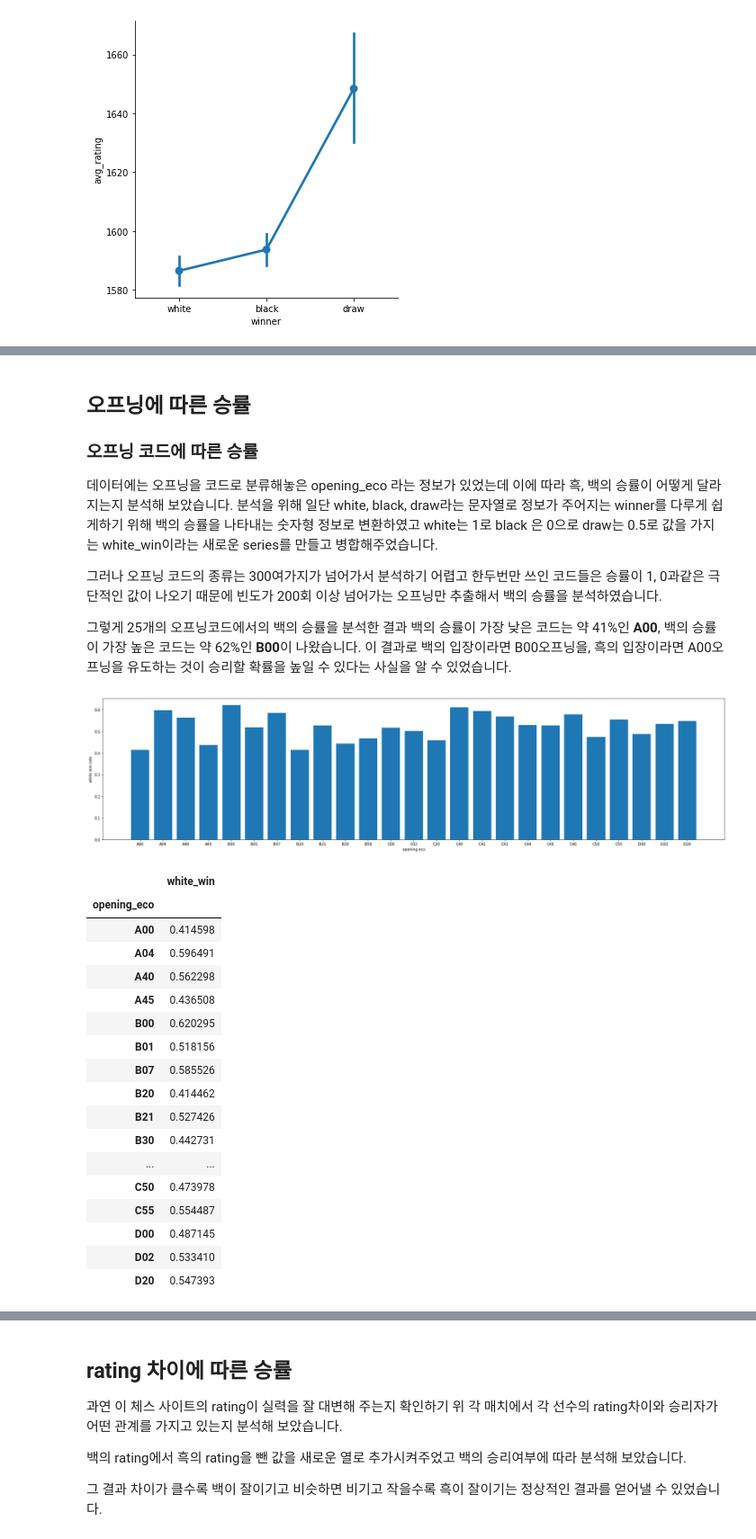
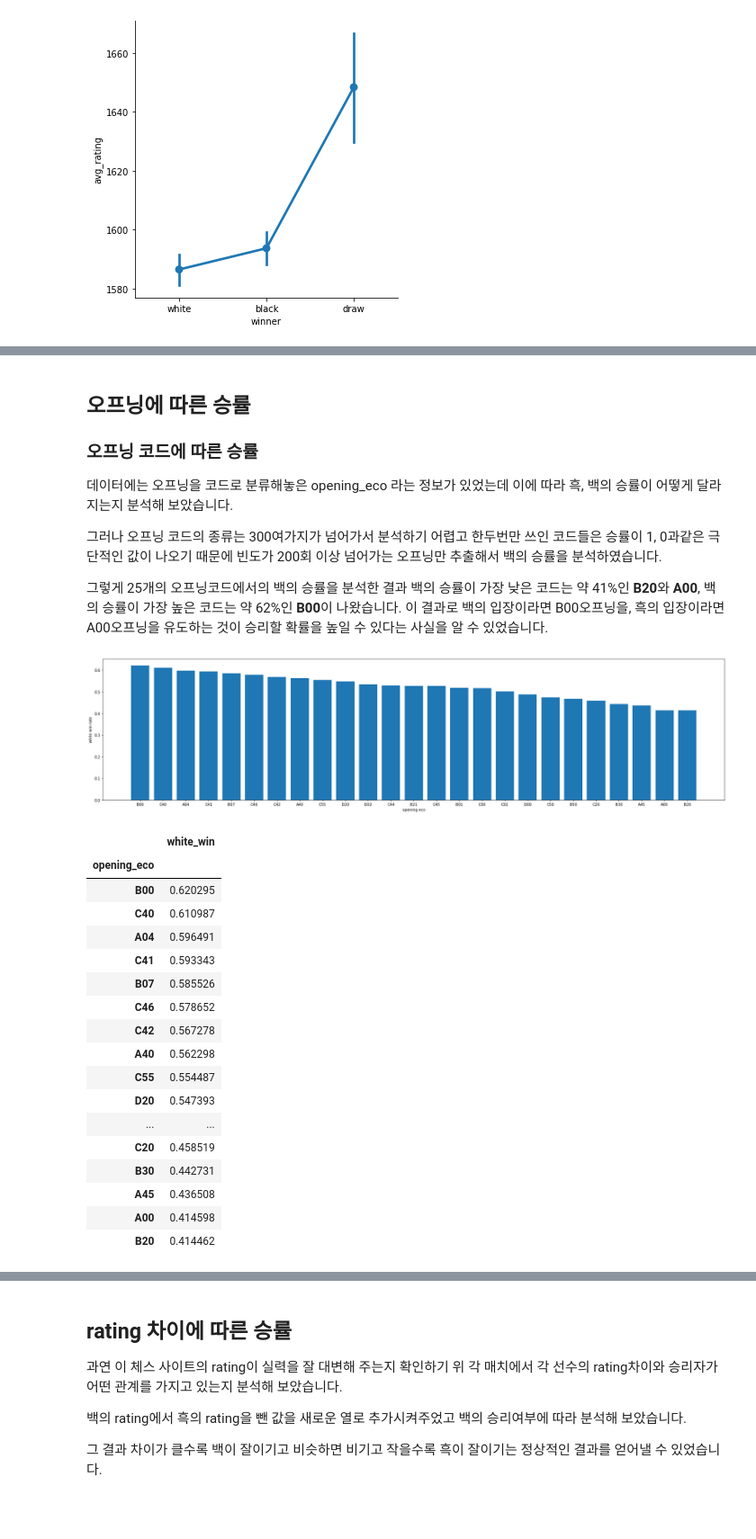
Before and after one commit to super-corini/programmers_kdt_II, a Jupyter notebook: 4. EDA.ipynb, the cells around one changed output, grey strips where cells are left out. Shown at 90% size. Saved outputs shown, nothing was run; the diff lists cells and outputs as text; code cells hidden in the pictures; blank space fills up the shorter version.

```diff
--- a/4. EDA.ipynb
+++ b/4. EDA.ipynb
@@ -141,0 +163,19 @@ plt.show()
+# %%
+avg_rating = (chess_df['white_rating'] + chess_df['black_rating'])/2
+chess_df['avg_rating'] = avg_rating
+
+
+white_win = chess_df['winner'].apply(lambda x: ((x=='white') + (x!='black'))/2)
+chess_df['white_win'] = white_win
+# %%
+chess_df['x'] = pd.cut(chess_df['avg_rating'], 50)
+
+result = chess_df.groupby('x')['white_win'].mean()
+result = result.rename(lambda x: (x.left + x.right)/2)
+
+plt.figure(figsize = (10,5))
+plt.xlabel('avg rating')
+plt.ylabel('white win rate')
+plt.plot(result)
+plt.plot([result.keys()[0], result.keys()[-1]], [0.5,0.5])
+plt.show()
@@ -143,8 +190,8 @@ plt.show()
 ## 오프닝에 따른 승률
 
 ### 오프닝 코드에 따른 승률
-데이터에는 오프닝을 코드로 분류해놓은 opening_eco 라는 정보가 있었는데 이에 따라 흑, 백의 승률이 어떻게 달라지는지 분석해 보았습니다. 분석을 위해 일단 white, black, draw라는 문자열로 정보가 주어지는 winner를 다루게 쉽게하기 위해 백의 승률을 나타내는 숫자형 정보로 변환하였고 white는 1로 black 은 0으로 draw는 0.5로 값을 가지는 white_win이라는 새로운 series를 만들고 병합해주었습니다.
+데이터에는 오프닝을 코드로 분류해놓은 opening_eco 라는 정보가 있었는데 이에 따라 흑, 백의 승률이 어떻게 달라지는지 분석해 보았습니다.
 
 그러나 오프닝 코드의 종류는 300여가지가 넘어가서 분석하기 어렵고 한두번만 쓰인 코드들은 승률이 1, 0과같은 극단적인 값이 나오기 때문에 빈도가 200회 이상 넘어가는 오프닝만 추출해서 백의 승률을 분석하였습니다.
 
-그렇게 25개의 오프닝코드에서의 백의 승률을 분석한 결과 백의 승률이 가장 낮은 코드는 약 41%인 **A00**, 백의 승률이 가장 높은 코드는 약 62%인 **B00**이 나왔습니다. 이 결과로 백의 입장이라면 B00오프닝을, 흑의 입장이라면 A00오프닝을 유도하는 것이 승리할 확률을 높일 수 있다는 사실을 알 수 있었습니다.
+그렇게 25개의 오프닝코드에서의 백의 승률을 분석한 결과 백의 승률이 가장 낮은 코드는 약 41%인 **B20**와 **A00**, 백의 승률이 가장 높은 코드는 약 62%인 **B00**이 나왔습니다. 이 결과로 백의 입장이라면 B00오프닝을, 흑의 입장이라면 A00오프닝을 유도하는 것이 승리할 확률을 높일 수 있다는 사실을 알 수 있었습니다.
@@ -155,35 +198,36 @@ chess_df0 = pd.concat([chess_df, white_win], axis = 1)
 # %%
-grouped_count = chess_df1[['white_win', 'opening_eco']].groupby('opening_eco').count()
-grouped_sum = chess_df1[['white_win', 'opening_eco']].groupby('opening_eco').sum()
+grouped_count = chess_df[['white_win', 'opening_eco']].groupby('opening_eco').count()
+grouped_sum = chess_df[['white_win', 'opening_eco']].groupby('opening_eco').sum()
 
 grouped = grouped_sum[grouped_count>=200] / grouped_count[grouped_count >= 200]
 grouped = grouped.dropna(axis = 0)
+grouped = grouped.sort_values(by = 'white_win', ascending = False)
 plt.figure(figsize = (30,7))
 plt.ylabel("white win rate")
 plt.xlabel("opening eco")
 plt.bar(x = grouped['white_win'].index, height = grouped['white_win'])
 plt.show()
 grouped
 # %% [output]
-[figure, old version]
+[figure, new version]
 |  | white_win |
 | opening_eco |  |
+| B00 | 0.620295 |
+| C40 | 0.610987 |
+| A04 | 0.596491 |
+| C41 | 0.593343 |
+| B07 | 0.585526 |
+| C46 | 0.578652 |
+| C42 | 0.567278 |
+| A40 | 0.562298 |
+| C55 | 0.554487 |
+| D20 | 0.547393 |
+| ... | ... |
+| C20 | 0.458519 |
+| B30 | 0.442731 |
+| A45 | 0.436508 |
 | A00 | 0.414598 |
-| A04 | 0.596491 |
-| A40 | 0.562298 |
-| A45 | 0.436508 |
-| B00 | 0.620295 |
-| B01 | 0.518156 |
-| B07 | 0.585526 |
 | B20 | 0.414462 |
-| B21 | 0.527426 |
-| B30 | 0.442731 |
-| ... | ... |
-| C50 | 0.473978 |
-| C55 | 0.554487 |
-| D00 | 0.487145 |
-| D02 | 0.533410 |
-| D20 | 0.547393 |
 # %% [markdown]
 ### 첫 수에 따른 승률
 위와 같이 분석을 해보았지만 오프닝 코드가 뭔지 잘 모르고 오프닝을 유도하는 것은 상대도 원하는 대로 움직여줘야하기 때문에 힘든 일이라 생각하여 첫 수에 대해서만 승률을 분석해 보았습니다.
```
Also changed, not shown: parts of 26 cells of this notebook.
